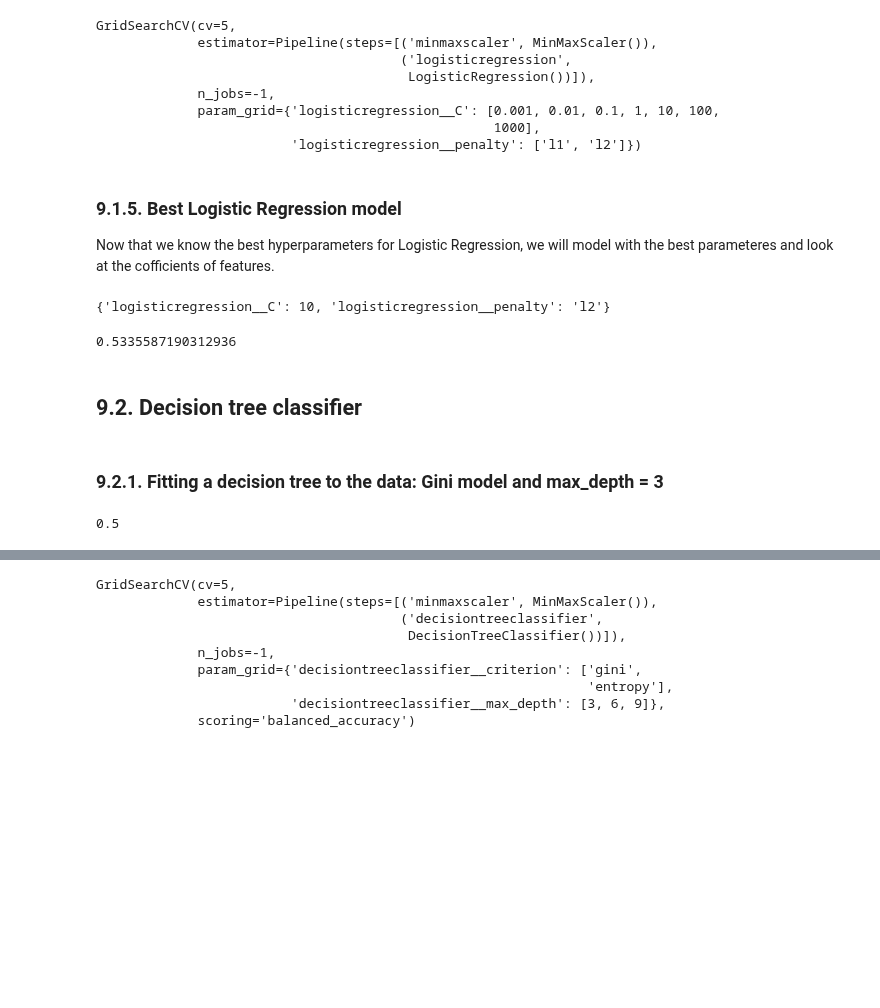
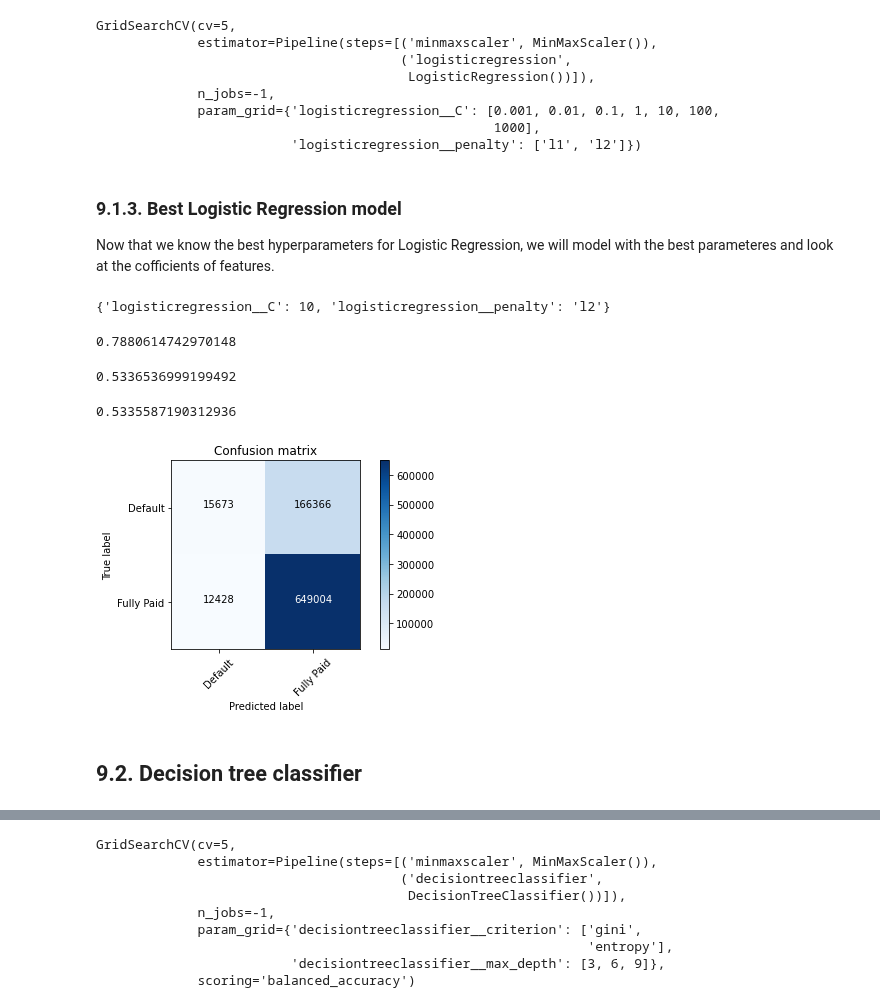
Before and after one commit to somayehY/SomayeYoussefi, a Jupyter notebook: LendingClub/LendingClub_preprocessing_modeling.ipynb, the cells around one changed output, grey strips where cells are left out. Saved outputs shown, nothing was run; the diff lists cells and outputs as text; code cells hidden in the pictures; blank space fills up the shorter version.

```diff
--- a/LendingClub/LendingClub_preprocessing_modeling.ipynb
+++ b/LendingClub/LendingClub_preprocessing_modeling.ipynb
@@ -167,7 +187,7 @@ def plot_confusion_matrix(cm, title='Confusion matrix', cmap=plt.cm.Blues):
     plt.xticks(tick_marks, classes, rotation=45)
     plt.yticks(tick_marks, classes)
 
-    fmt = '.2f' if normalize else 'd'
+    fmt = 'd'
     thresh = cm.max() / 2.
     for i, j in itertools.product(range(cm.shape[0]), range(cm.shape[1])):
         plt.text(j, i, format(cm[i, j], fmt),
@@ -283,7 +264,7 @@ GridSearchCV(cv=5,
                                                    1000],
                          'logisticregression__penalty': ['l1', 'l2']})
 # %% [markdown]
-### 9.1.5. Best Logistic Regression model
+### 9.1.3. Best Logistic Regression model <a class='anchor' id='bestlr'></a>
 
 Now that we know the best hyperparameters for Logistic Regression, we will model with the best parameteres and look at the cofficients of features.
 # %%
@@ -290,14 +272,29 @@ Now that we know the best hyperparameters for Logistic Regression, we will model
 lr_grid_cv.best_params_
 # %% [output]
 {'logisticregression__C': 10, 'logisticregression__penalty': 'l2'}
+# %%
+# Finding balanced accuracy score of the best hyperparameters
+lr_grid_cv.best_score_
+# %% [output]
+0.7880614742970148
 # %%
 model=LogisticRegression(penalty='l2',C=10,solver='newton-cg')
 pipeLrBest = make_pipeline(MinMaxScaler(), model)
 pipeLrBest.fit(X_train,y_train)
 
+y_pred = pipeLrBest.predict(X_train)
+y_pred =pd.Series(y_pred)
+
+cm = confusion_matrix(y_train, y_pred)
+plot_confusion_matrix(cm, title='Confusion matrix', cmap=plt.cm.Blues)
+
+print(balanced_accuracy_score(y_train, y_pred))
+
 y_pred = pipeLrBest.predict(X_test)
 y_pred =pd.Series(y_pred)
 #roc_auc_score(y_test, y_pred)
 balanced_accuracy_score(y_test, y_pred)
 # %% [output]
-0.5335587190312936
+0.5336536999199492
+0.5335587190312936
+[figure, added]
@@ -308,27 +304,3 @@ lrcoef.columns=['Coefficient']
 # %% [markdown]
-## 9.2. Decision tree classifier
+## 9.2. Decision tree classifier <a class='anchor' id='dt'></a>
-# %% [markdown]
-### 9.2.1. Fitting a decision tree to the data: Gini model and max_depth = 3
-# %%
-model = tree.DecisionTreeClassifier(criterion="gini", max_depth =3, random_state = 1234)
-
-# Scaling train and test data
-scaler = MinMaxScaler()
-X_train_scaled = scaler.fit_transform(X_train)
-X_test_scaled = scaler.transform(X_test)
-
-# Call fit()
-model.fit(X_train_scaled,y_train)
-
-
-# Call predict() on model with X_test passed to it, and assign the result to a variable y_pred
-y_pred = model.predict(X_test_scaled)
-
-# Call Series on our y_pred variable with the following: pd.Series(y_pred)
-y_pred = pd.Series(y_pred)
-
-# Finding model score
-balanced_accuracy_score(y_test, y_pred)
-# %% [output]
-0.5
 # %% [markdown]
```
Also changed, not shown: parts of 75 cells of this notebook.
